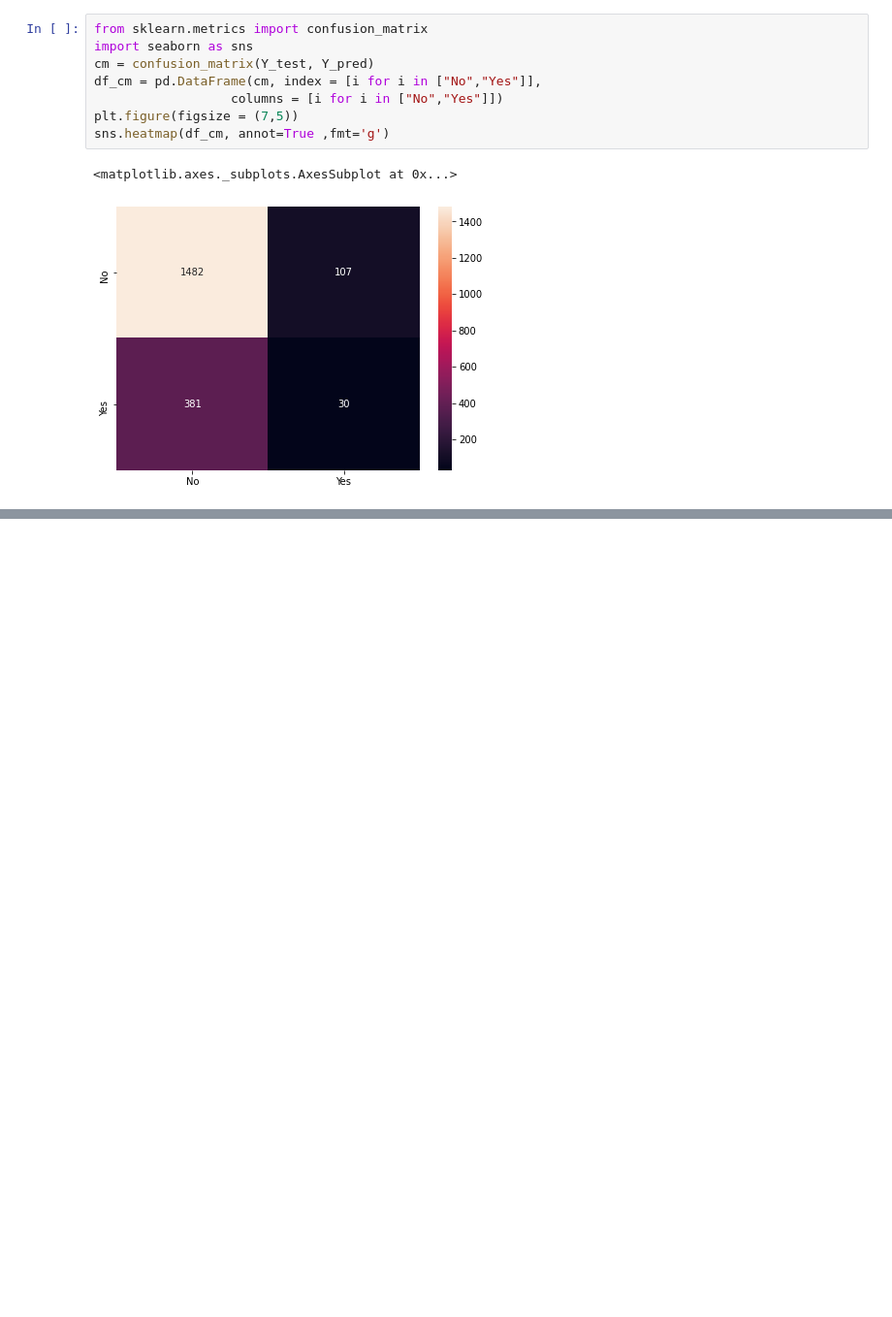
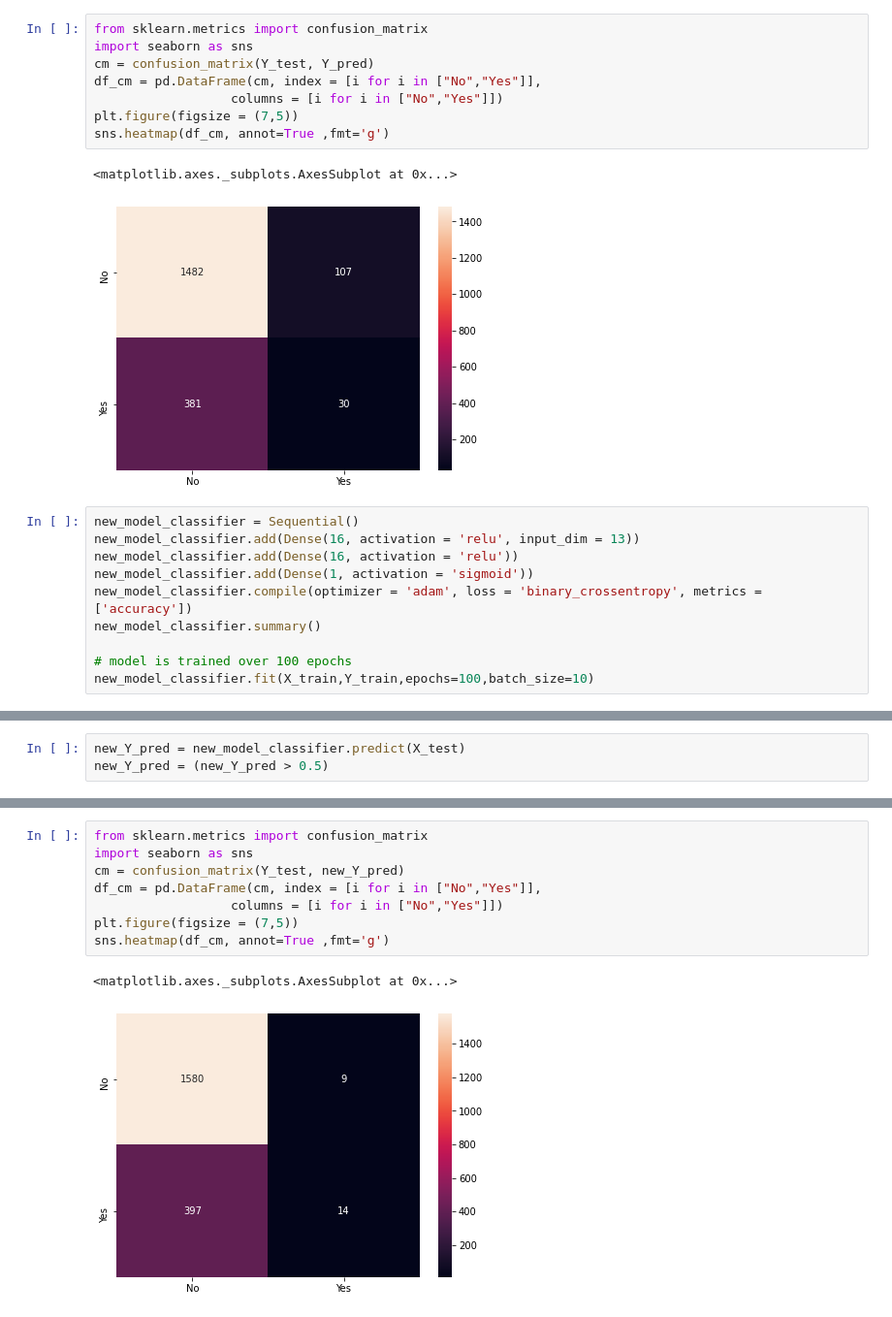
Before and after one commit to qthanglee/UTA, a Jupyter notebook: projects/bank_turnover/main.ipynb, the cells around one changed output, grey strips where cells are left out. Shown at 97% size. Saved outputs shown, nothing was run; the diff lists cells and outputs as text; blank space fills up the shorter version.

Commit message:
Updated model w/ new classifier using adam instead of sgd

```diff
--- a/projects/bank_turnover/main.ipynb
+++ b/projects/bank_turnover/main.ipynb
@@ -180,3 +180,13 @@ sns.heatmap(df_cm, annot=True ,fmt='g')
 # %% [output]
 <matplotlib.axes._subplots.AxesSubplot at 0x...>
 [figure]
+# %%
+new_model_classifier = Sequential()
+new_model_classifier.add(Dense(16, activation = 'relu', input_dim = 13))
+new_model_classifier.add(Dense(16, activation = 'relu'))
+new_model_classifier.add(Dense(1, activation = 'sigmoid'))
+new_model_classifier.compile(optimizer = 'adam', loss = 'binary_crossentropy', metrics = ['accuracy'])
+new_model_classifier.summary()
+
+# model is trained over 100 epochs
+new_model_classifier.fit(X_train,Y_train,epochs=100,batch_size=10)
@@ -182,0 +212,3 @@ sns.heatmap(df_cm, annot=True ,fmt='g')
+# %%
+new_Y_pred = new_model_classifier.predict(X_test)
+new_Y_pred = (new_Y_pred > 0.5)
@@ -182,0 +239,11 @@ sns.heatmap(df_cm, annot=True ,fmt='g')
+# %%
+from sklearn.metrics import confusion_matrix
+import seaborn as sns
+cm = confusion_matrix(Y_test, new_Y_pred)
+df_cm = pd.DataFrame(cm, index = [i for i in ["No","Yes"]],
+                  columns = [i for i in ["No","Yes"]])
+plt.figure(figsize = (7,5))
+sns.heatmap(df_cm, annot=True ,fmt='g')
+# %% [output]
+<matplotlib.axes._subplots.AxesSubplot at 0x...>
+[figure, added]
```
Also changed, not shown: parts of 5 cells of this notebook.
